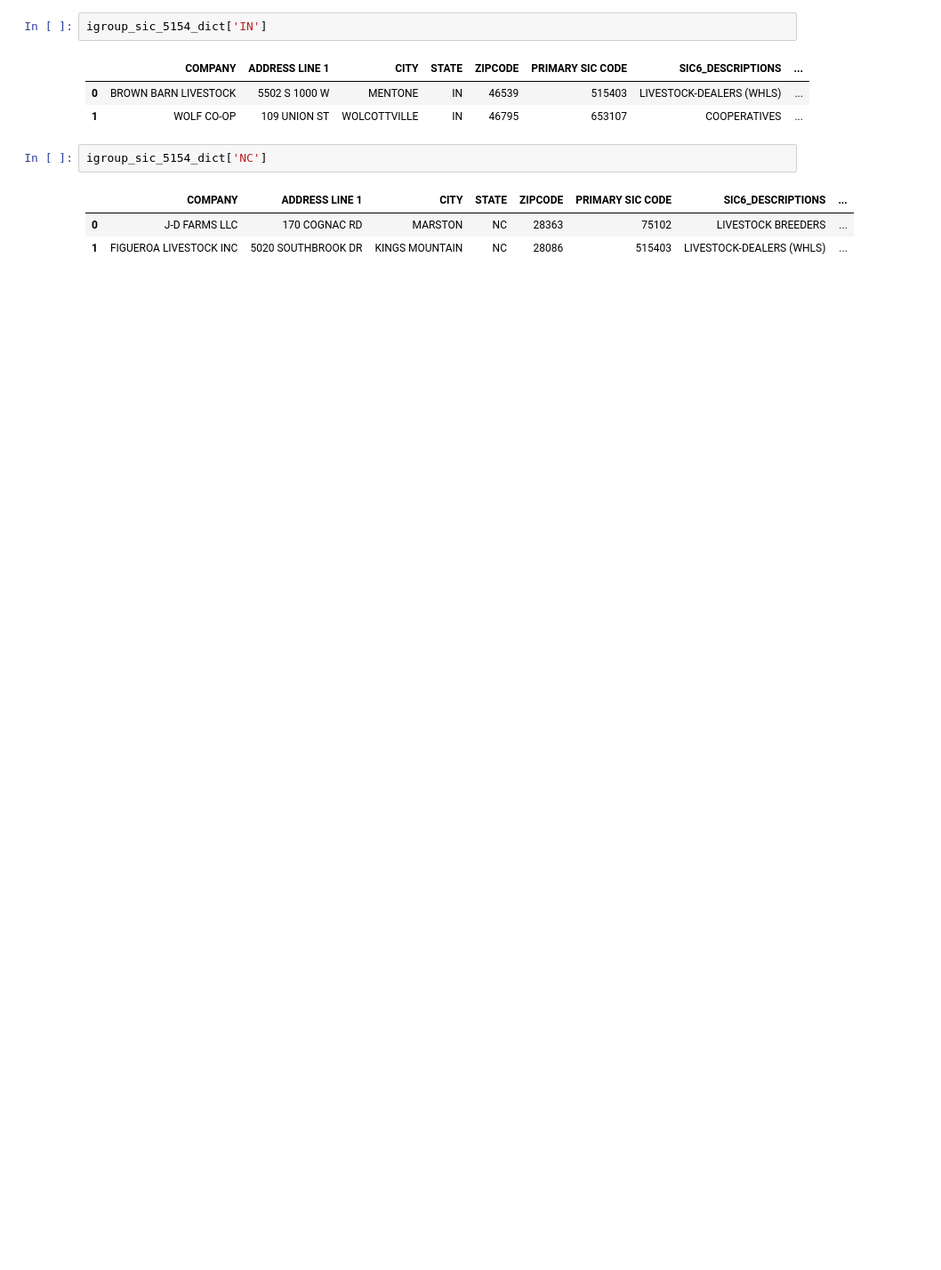
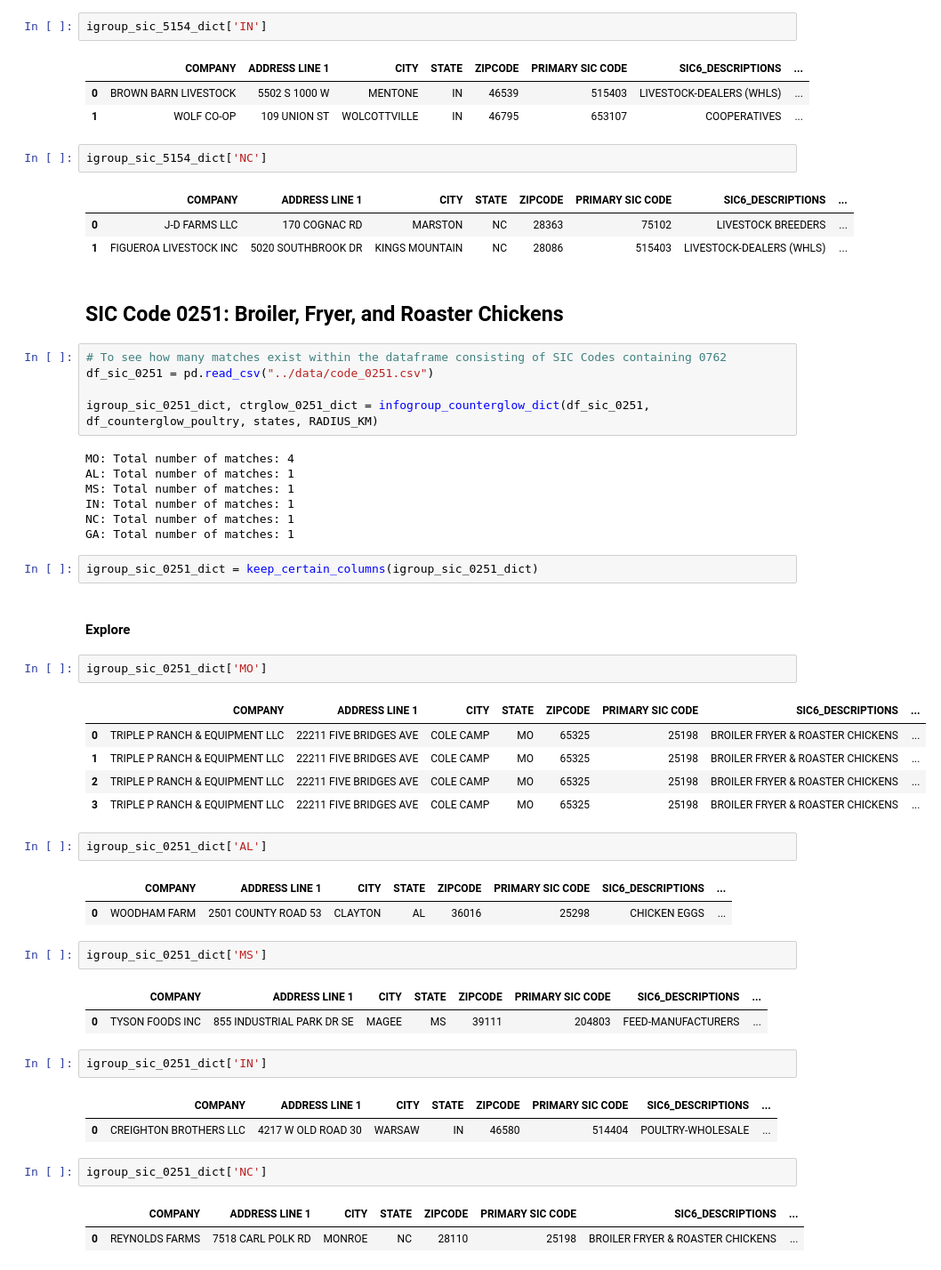
Before and after one commit to uchicago-dsi/rafi-poultry, a Jupyter notebook: notebooks/counterglow_explore.ipynb, the cells around one changed output. Shown at 89% size. Saved outputs shown, nothing was run; the diff lists cells and outputs as text; blank space fills up the shorter version.

```diff
--- a/notebooks/counterglow_explore.ipynb
+++ b/notebooks/counterglow_explore.ipynb
@@ -1006,3 +1006,49 @@ igroup_sic_5154_dict['NC']
 |  | COMPANY | ADDRESS LINE 1 | CITY | STATE | ZIPCODE | PRIMARY SIC CODE | SIC6_DESCRIPTIONS | ... |
 | 0 | J-D FARMS LLC | 170 COGNAC RD | MARSTON | NC | 28363 | 75102 | LIVESTOCK BREEDERS | ... |
 | 1 | FIGUEROA LIVESTOCK INC | 5020 SOUTHBROOK DR | KINGS MOUNTAIN | NC | 28086 | 515403 | LIVESTOCK-DEALERS (WHLS) | ... |
+# %% [markdown]
+## SIC Code 0251: Broiler, Fryer, and Roaster Chickens
+# %%
+# To see how many matches exist within the dataframe consisting of SIC Codes containing 0762
+df_sic_0251 = pd.read_csv("../data/code_0251.csv")
+
+igroup_sic_0251_dict, ctrglow_0251_dict = infogroup_counterglow_dict(df_sic_0251, df_counterglow_poultry, states, RADIUS_KM)
+# %% [output]
+MO: Total number of matches: 4
+AL: Total number of matches: 1
+MS: Total number of matches: 1
+IN: Total number of matches: 1
+NC: Total number of matches: 1
+GA: Total number of matches: 1
+# %%
+igroup_sic_0251_dict = keep_certain_columns(igroup_sic_0251_dict)
+# %% [markdown]
+#### Explore
+# %%
+igroup_sic_0251_dict['MO']
+# %% [output]
+|  | COMPANY | ADDRESS LINE 1 | CITY | STATE | ZIPCODE | PRIMARY SIC CODE | SIC6_DESCRIPTIONS | ... |
+| 0 | TRIPLE P RANCH & EQUIPMENT LLC | 22211 FIVE BRIDGES AVE | COLE CAMP | MO | 65325 | 25198 | BROILER FRYER & ROASTER CHICKENS | ... |
+| 1 | TRIPLE P RANCH & EQUIPMENT LLC | 22211 FIVE BRIDGES AVE | COLE CAMP | MO | 65325 | 25198 | BROILER FRYER & ROASTER CHICKENS | ... |
+| 2 | TRIPLE P RANCH & EQUIPMENT LLC | 22211 FIVE BRIDGES AVE | COLE CAMP | MO | 65325 | 25198 | BROILER FRYER & ROASTER CHICKENS | ... |
+| 3 | TRIPLE P RANCH & EQUIPMENT LLC | 22211 FIVE BRIDGES AVE | COLE CAMP | MO | 65325 | 25198 | BROILER FRYER & ROASTER CHICKENS | ... |
+# %%
+igroup_sic_0251_dict['AL']
+# %% [output]
+|  | COMPANY | ADDRESS LINE 1 | CITY | STATE | ZIPCODE | PRIMARY SIC CODE | SIC6_DESCRIPTIONS | ... |
+| 0 | WOODHAM FARM | 2501 COUNTY ROAD 53 | CLAYTON | AL | 36016 | 25298 | CHICKEN EGGS | ... |
+# %%
+igroup_sic_0251_dict['MS']
+# %% [output]
+|  | COMPANY | ADDRESS LINE 1 | CITY | STATE | ZIPCODE | PRIMARY SIC CODE | SIC6_DESCRIPTIONS | ... |
+| 0 | TYSON FOODS INC | 855 INDUSTRIAL PARK DR SE | MAGEE | MS | 39111 | 204803 | FEED-MANUFACTURERS | ... |
+# %%
+igroup_sic_0251_dict['IN']
+# %% [output]
+|  | COMPANY | ADDRESS LINE 1 | CITY | STATE | ZIPCODE | PRIMARY SIC CODE | SIC6_DESCRIPTIONS | ... |
+| 0 | CREIGHTON BROTHERS LLC | 4217 W OLD ROAD 30 | WARSAW | IN | 46580 | 514404 | POULTRY-WHOLESALE | ... |
+# %%
+igroup_sic_0251_dict['NC']
+# %% [output]
+|  | COMPANY | ADDRESS LINE 1 | CITY | STATE | ZIPCODE | PRIMARY SIC CODE | SIC6_DESCRIPTIONS | ... |
+| 0 | REYNOLDS FARMS | 7518 CARL POLK RD | MONROE | NC | 28110 | 25198 | BROILER FRYER & ROASTER CHICKENS | ... |
```
Also changed, not shown: parts of 1 cell of this notebook, 1 other file.
